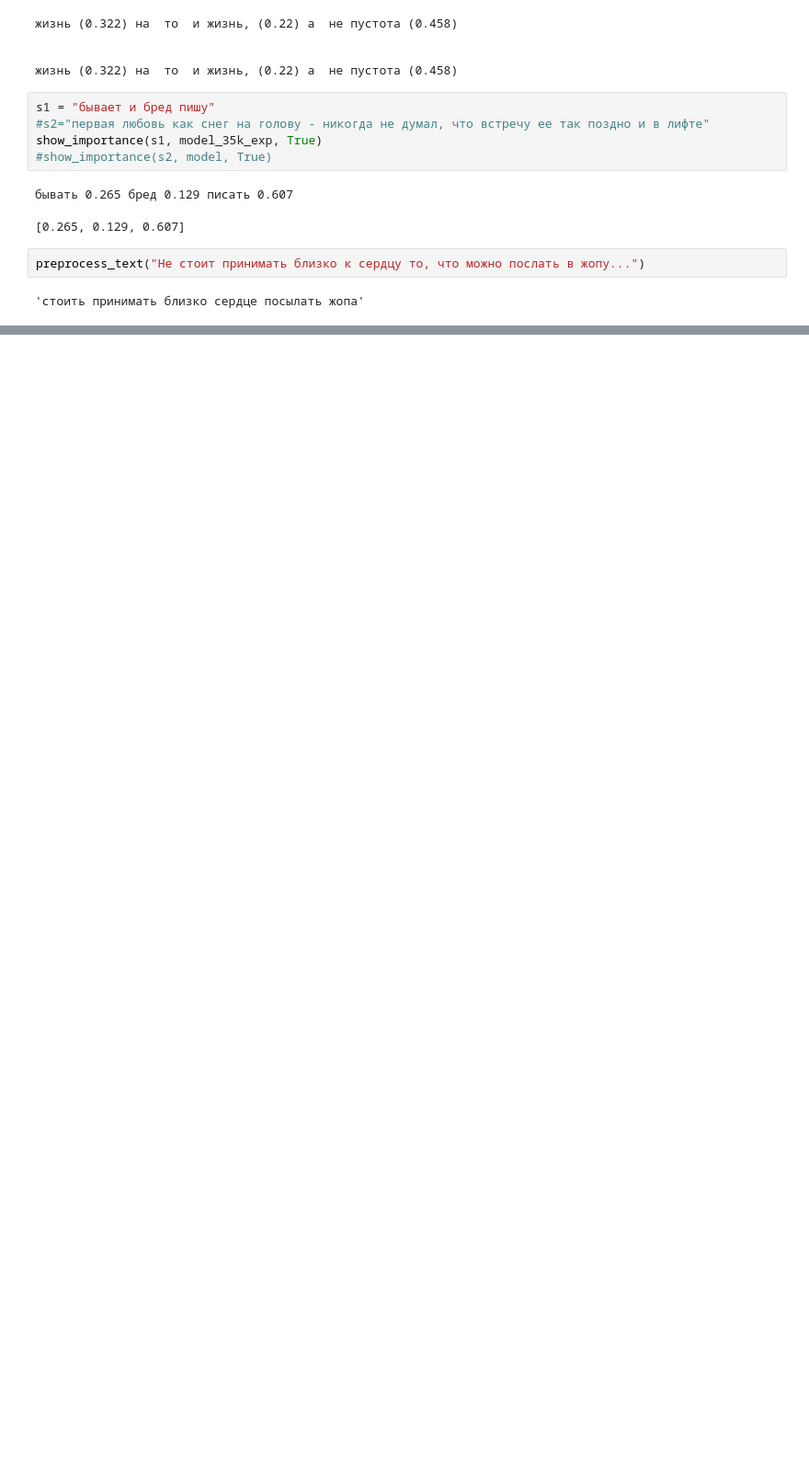
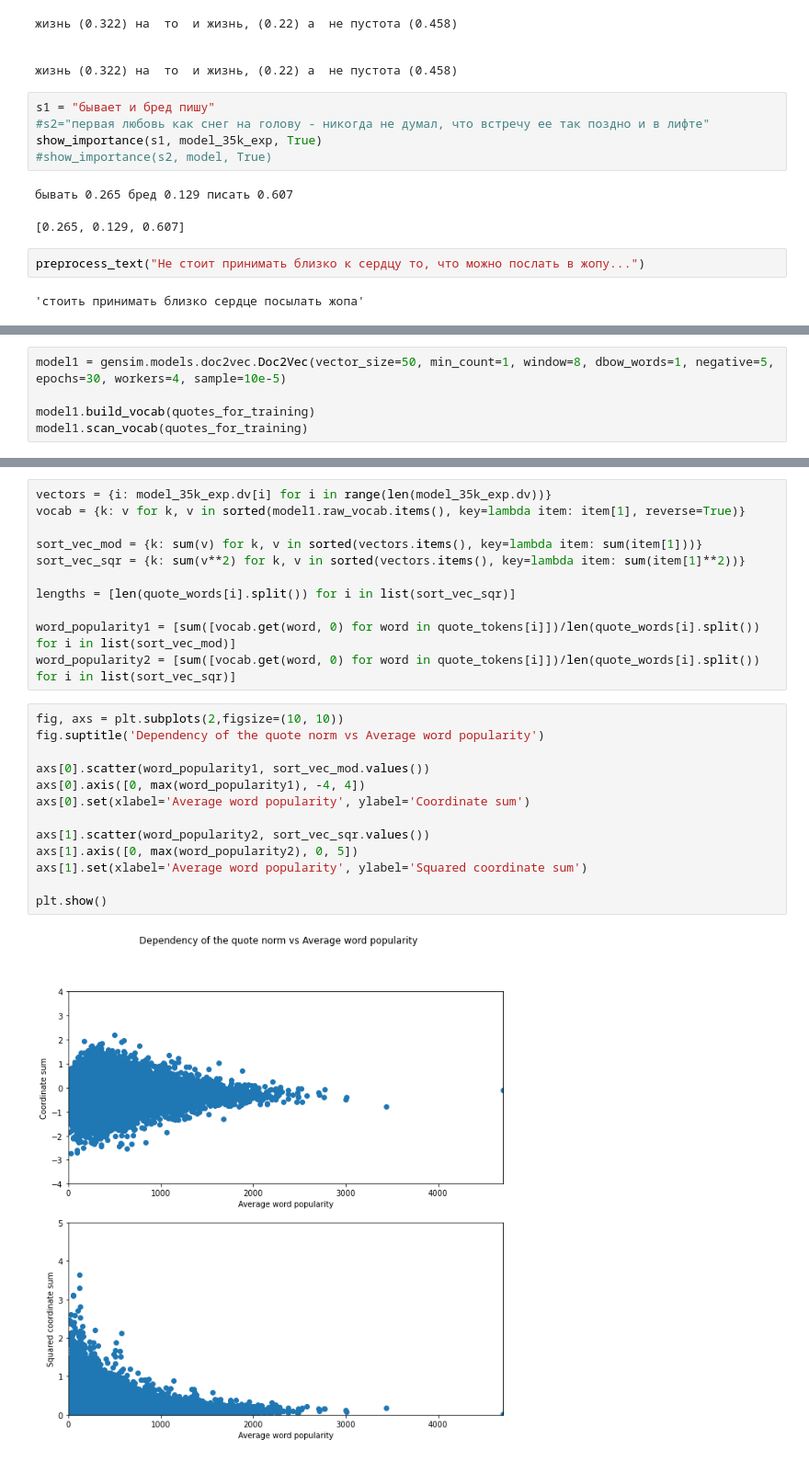
Before and after one commit to featztex/PsychoBot, a Jupyter notebook: ml/model_d2v_35k.ipynb, the cells around one changed output, grey strips where cells are left out. Shown at 92% size. Cells and saved outputs as stored; diff of their text form; blank space fills up the shorter version.

Commit message:
Plots cleaning

```diff
--- a/ml/model_d2v_35k.ipynb
+++ b/ml/model_d2v_35k.ipynb
@@ -492,0 +246,5 @@ averege_diff
+# %%
+model1 = gensim.models.doc2vec.Doc2Vec(vector_size=50, min_count=1, window=8, dbow_words=1, negative=5, epochs=30, workers=4, sample=10e-5)
+
+model1.build_vocab(quotes_for_training)
+model1.scan_vocab(quotes_for_training)
@@ -492,0 +299,26 @@ averege_diff
+# %%
+vectors = {i: model_35k_exp.dv[i] for i in range(len(model_35k_exp.dv))}
+vocab = {k: v for k, v in sorted(model1.raw_vocab.items(), key=lambda item: item[1], reverse=True)}
+
+sort_vec_mod = {k: sum(v) for k, v in sorted(vectors.items(), key=lambda item: sum(item[1]))}
+sort_vec_sqr = {k: sum(v**2) for k, v in sorted(vectors.items(), key=lambda item: sum(item[1]**2))}
+
+lengths = [len(quote_words[i].split()) for i in list(sort_vec_sqr)]
+
+word_popularity1 = [sum([vocab.get(word, 0) for word in quote_tokens[i]])/len(quote_words[i].split()) for i in list(sort_vec_mod)]
+word_popularity2 = [sum([vocab.get(word, 0) for word in quote_tokens[i]])/len(quote_words[i].split()) for i in list(sort_vec_sqr)]
+# %%
+fig, axs = plt.subplots(2,figsize=(10, 10))
+fig.suptitle('Dependency of the quote norm vs Average word popularity')
+
+axs[0].scatter(word_popularity1, sort_vec_mod.values())
+axs[0].axis([0, max(word_popularity1), -4, 4])
+axs[0].set(xlabel='Average word popularity', ylabel='Coordinate sum')
+
+axs[1].scatter(word_popularity2, sort_vec_sqr.values())
+axs[1].axis([0, max(word_popularity2), 0, 5])
+axs[1].set(xlabel='Average word popularity', ylabel='Squared coordinate sum')
+
+plt.show()
+# %% [output]
+[figure, added]
```
Also changed, not shown: parts of 42 cells of this notebook.
